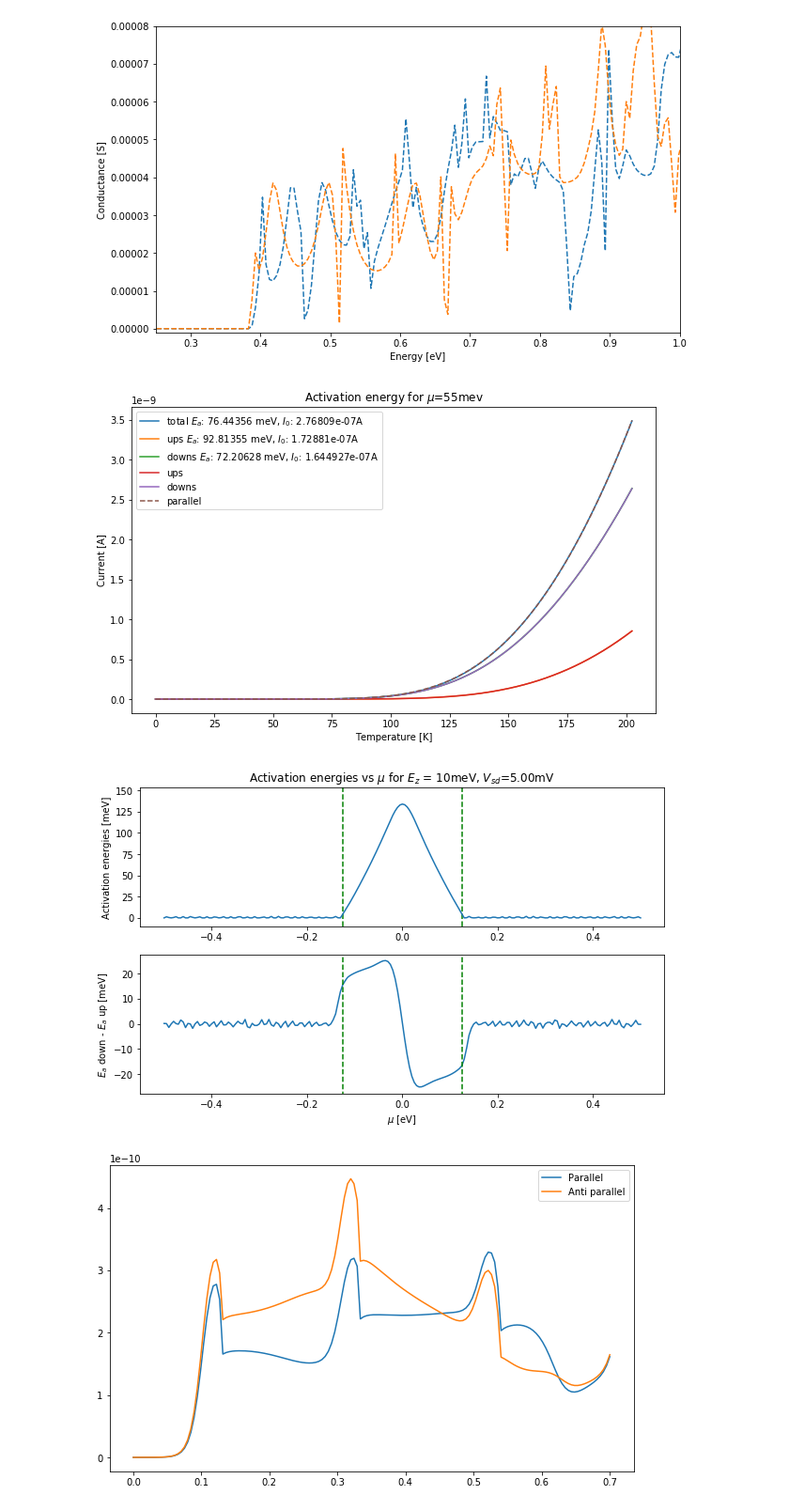
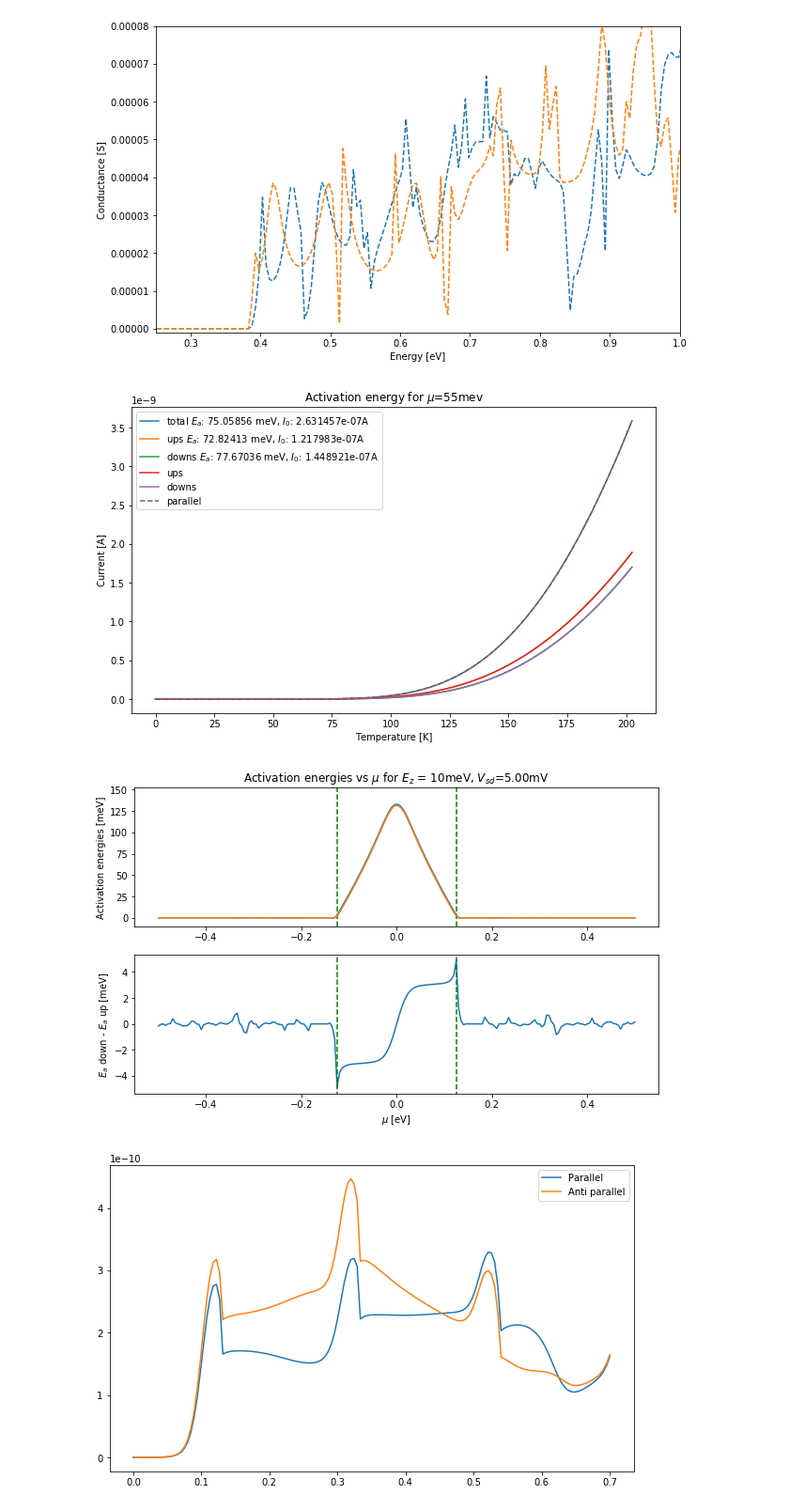
Before and after one commit to paragonal/graphene-quantum-dot, a Jupyter notebook: data_analysis.ipynb, the cells around one changed output. Shown: that part at 94% size. Drawn from its saved outputs; the diff is of its cells as text; code cells hidden in the pictures.

```diff
--- a/data_analysis.ipynb
+++ b/data_analysis.ipynb
@@ -63,8 +63,8 @@ right_pot = -v_sd / 2 * ev_to_j
 
 
 name = "55"
-E_z = 0.01 * ev_to_j #dont' comment this out!!!
-data = np.load("data/150_angstroms/5mV_gapless.npy", allow_pickle=True)
+E_z = 0.0 * ev_to_j #dont' comment this out!!!
+data = np.load("data/150_angstroms/5mV_Z10meV.npy", allow_pickle=True)
 _, energies, total, spin_downs, spin_ups = np.array(data)
 
 doping_level = float(name)/1000 * ev_to_j
@@ -118,7 +118,7 @@ plt.title("Activation energy for $\mu$={}mev".format(name))
 
 plt.show()
 # %% [output]
-[figure, old version]
+[figure, new version]
 # %%
 from tqdm import tqdm
 
@@ -165,31 +165,32 @@ for doping_level in tqdm(levels):
 # %%
 fig, axs = plt.subplots(2,figsize=(10,6))
 
 band_start = 0.125
 
 axs[0].plot(band_start * np.ones(50), np.linspace(-10, 500), "--", color="green")
 axs[0].plot(-band_start * np.ones(50), np.linspace(-10, 500), "--", color="green")
 
 axs[0].plot(levels/ev_to_j, 1000*np.array(activation_energies))
+axs[0].plot(dat[0], dat[1])
 
 axs[0].set_ylim(-10, max(activation_energies) * 1000 + 20)
 axs[0].set_ylabel("Activation energies [meV]")
 axs[0].set_title("Activation energies vs $\mu$ for $E_z$ = 10meV, $V_{sd}$=%.2fmV" % (1000*v_sd))
 
 axs[1].plot(levels/ev_to_j, 1000 * np.array(diffs))
 axs[1].set_ylabel("$E_a$ down - $E_a$ up [meV]")
 axs[1].set_xlabel("$\mu$ [eV]")
 axs[1].plot(band_start * np.ones(50), np.linspace(-1000, 1000), "--", color="green")
 axs[1].plot(-band_start * np.ones(50), np.linspace(-1000, 1000), "--", color="green")
 
 bound = 1000*max(abs(np.array(diffs))) *1.1
 axs[1].set_ylim(-bound,bound)
 
 
 plt.savefig("graphs/150 angstrom dot/Activation energies/Activation energy for doping levels, manual 10meV")
 plt.show()
 # %% [output]
-[figure, old version]
+[figure, new version]
 # %%
 data = []
 data2 = []
```
Also changed, not shown: 1 other file.
